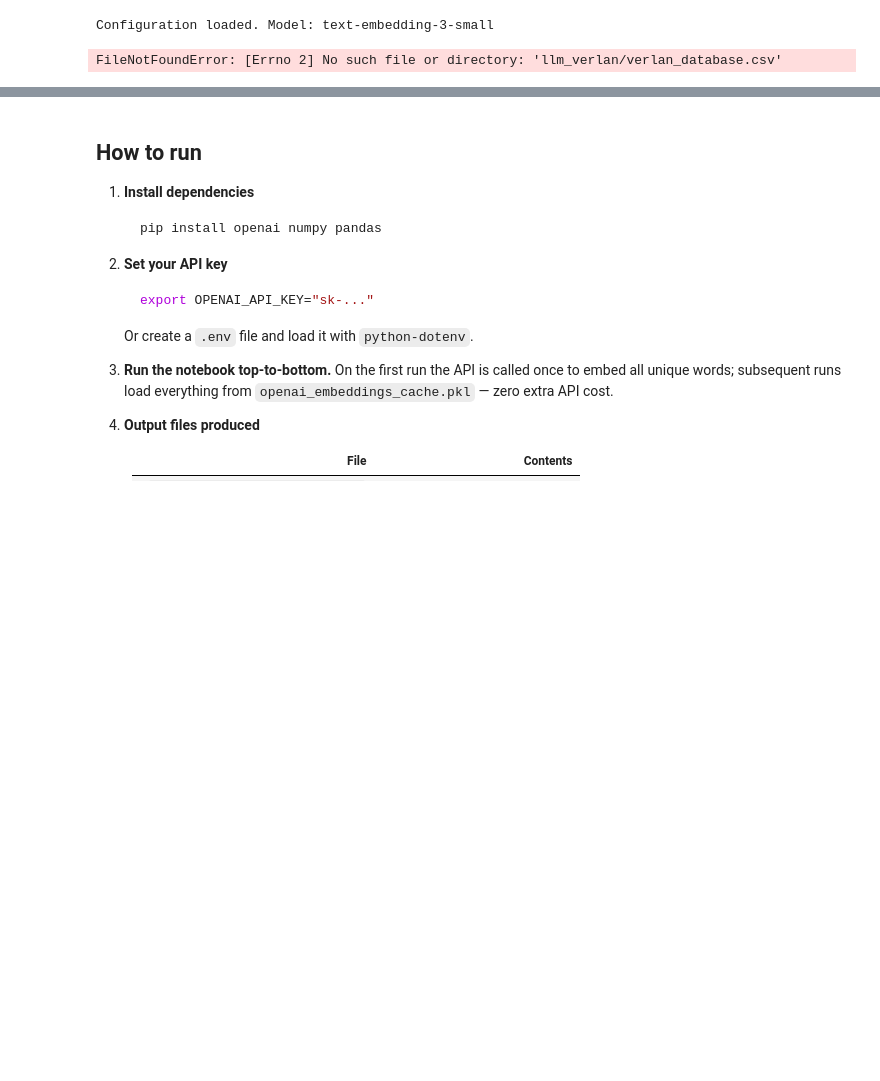
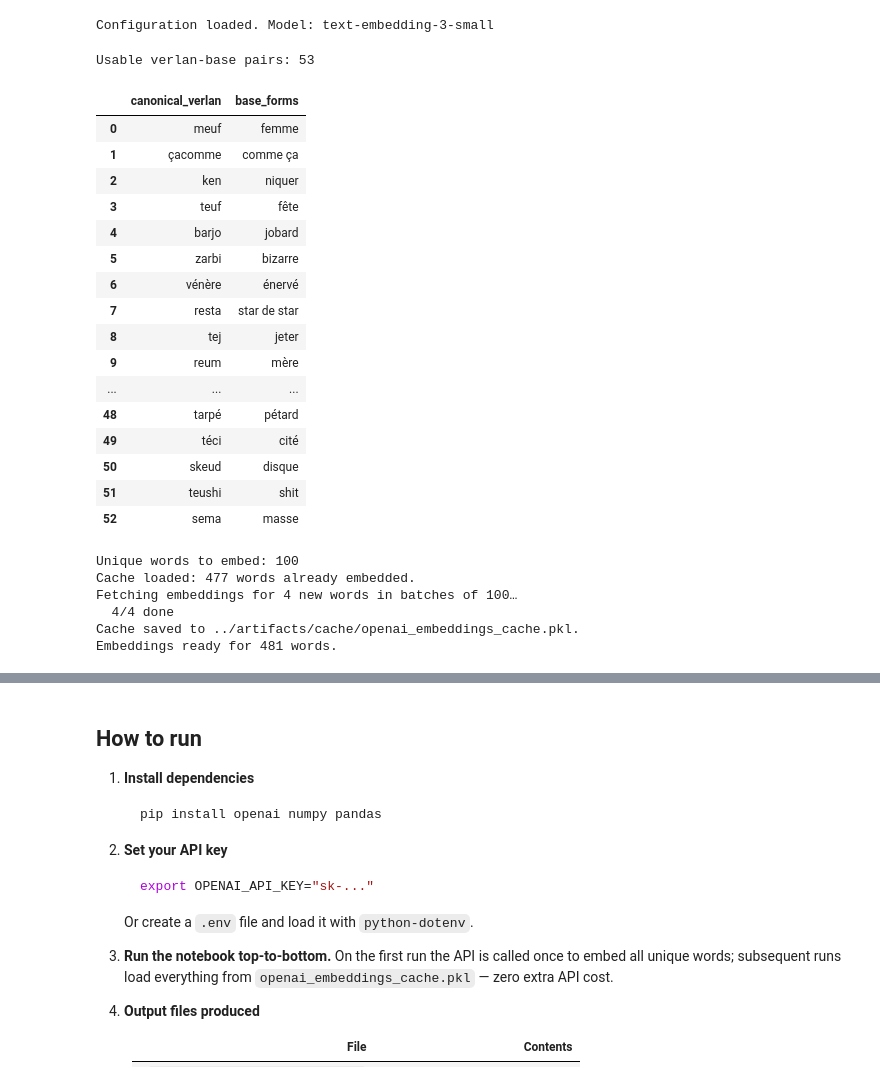
Before and after one commit to Simonwan03/llm_verlan, a Jupyter notebook: notebooks/openai_embedding.ipynb, the cells around one changed output, grey strips where cells are left out. Saved outputs shown, nothing was run; the diff lists cells and outputs as text; code cells hidden in the pictures; blank space fills up the shorter version.

```diff
--- a/notebooks/openai_embedding.ipynb
+++ b/notebooks/openai_embedding.ipynb
@@ -59,30 +59,47 @@ Configuration loaded. Model: text-embedding-3-small
 # %%
 # ── 1. Load data ──────────────────────────────────────────────────────────────
 
 def load_pairs(csv_path: Path) -> pd.DataFrame:
     """Load verlan↔base pairs from CSV and clean them."""
     df = pd.read_csv(csv_path, encoding="utf-8")
 
     # Keep only the two columns we need
-    df = df[["verlan_form", "base_form"]].copy()
+    df = df[["canonical_verlan", "base_forms"]].copy()
 
     # Drop rows where either column is missing or empty
-    df = df.dropna(subset=["verlan_form", "base_form"])
-    df["verlan_form"] = df["verlan_form"].str.strip()
-    df["base_form"]   = df["base_form"].str.strip()
-    df = df[df["verlan_form"].str.len() > 0]
-    df = df[df["base_form"].str.len() > 0]
+    df = df.dropna(subset=["canonical_verlan", "base_forms"])
+    df["canonical_verlan"] = df["canonical_verlan"].str.strip()
+    df["base_forms"]   = df["base_forms"].str.strip()
+    df = df[df["canonical_verlan"].str.len() > 0]
+    df = df[df["base_forms"].str.len() > 0]
 
     # Remove duplicates
-    df = df.drop_duplicates(subset=["verlan_form", "base_form"]).reset_index(drop=True)
+    df = df.drop_duplicates(subset=["canonical_verlan", "base_forms"]).reset_index(drop=True)
     return df
 
 
 pairs_df = load_pairs(DATA_CSV)
 print(f"Usable verlan-base pairs: {len(pairs_df)}")
-pairs_df.head(10)
+pairs_df.head(100)
 # %% [output]
-FileNotFoundError: [Errno 2] No such file or directory: 'llm_verlan/verlan_database.csv'
+Usable verlan-base pairs: 53
+|  | canonical_verlan | base_forms |
+| 0 | meuf | femme |
+| 1 | çacomme | comme ça |
+| 2 | ken | niquer |
+| 3 | teuf | fête |
+| 4 | barjo | jobard |
+| 5 | zarbi | bizarre |
+| 6 | vénère | énervé |
+| 7 | resta | star de star |
+| 8 | tej | jeter |
+| 9 | reum | mère |
+| ... | ... | ... |
+| 48 | tarpé | pétard |
+| 49 | téci | cité |
+| 50 | skeud | disque |
+| 51 | teushi | shit |
+| 52 | sema | masse |
 # %%
 # ── 2. OpenAI embeddings with local caching ───────────────────────────────────
 
@@ -134,12 +151,19 @@ def get_embeddings(words: list[str], cache_file: Path) -> dict[str, np.ndarray]:
 
 # Collect all unique words from both columns
 all_words = list(
-    set(pairs_df["verlan_form"].tolist()) | set(pairs_df["base_form"].tolist())
+    set(pairs_df["canonical_verlan"].tolist()) | set(pairs_df["base_forms"].tolist())
 )
 print(f"Unique words to embed: {len(all_words)}")
 
 embeddings = get_embeddings(all_words, CACHE_FILE)
 print(f"Embeddings ready for {len(embeddings)} words.")
+# %% [output]
+Unique words to embed: 100
+Cache loaded: 477 words already embedded.
+Fetching embeddings for 4 new words in batches of 100…
+  4/4 done
+Cache saved to ../artifacts/cache/openai_embeddings_cache.pkl.
+Embeddings ready for 481 words.
 # %%
 # ── 3. Pairwise cosine similarity ─────────────────────────────────────────────
 
```
Also changed, not shown: parts of 5 cells of this notebook, 41 other files.
